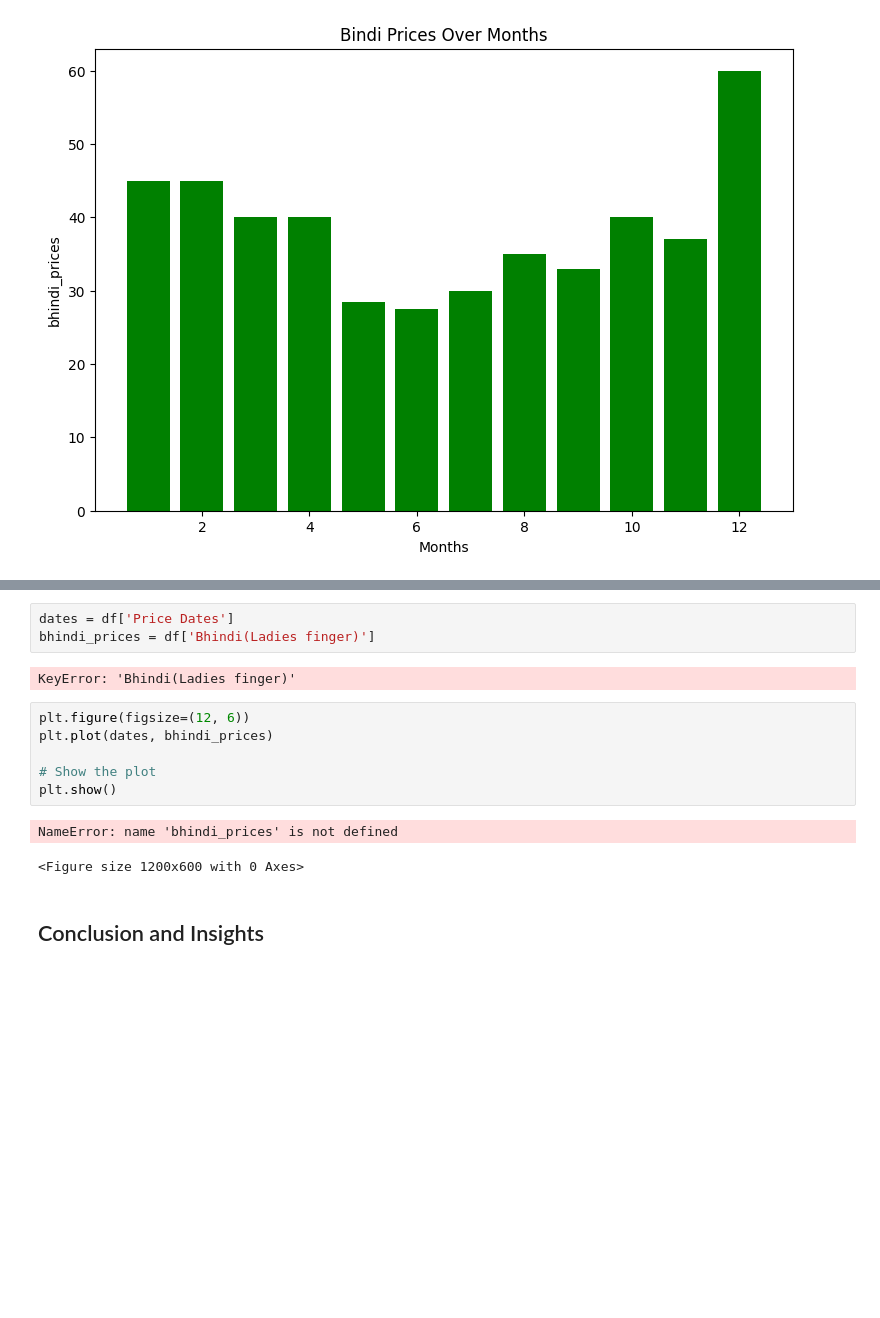
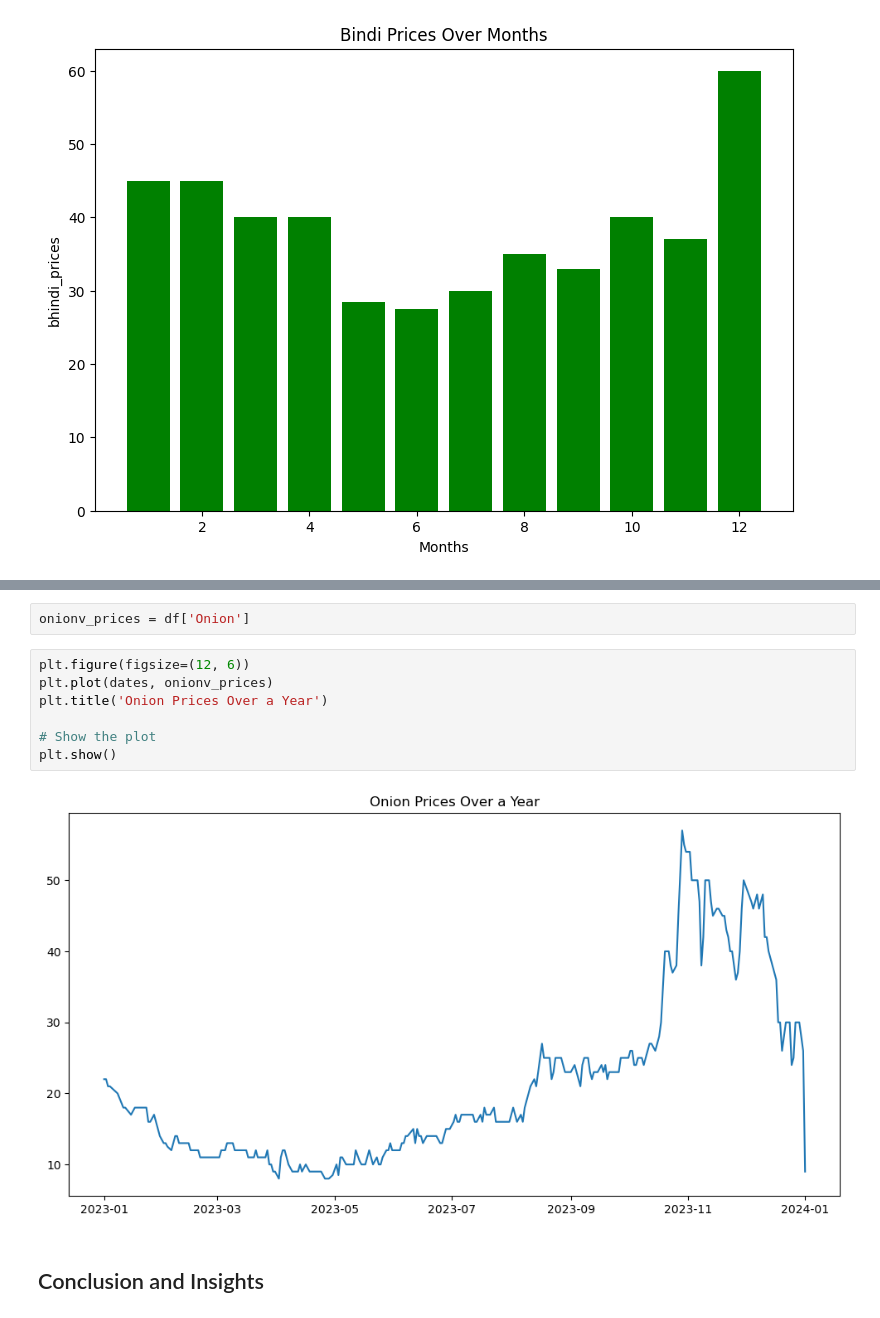
Before and after one commit to justin9503/MM6-Python-Project, a Jupyter notebook: Vegetable prices_MM6 (1).ipynb, the cells around one changed output, grey strips where cells are left out. Cells and saved outputs as stored; diff of their text form; blank space fills up the shorter version.

```diff
--- a/Vegetable prices_MM6 (1).ipynb
+++ b/Vegetable prices_MM6 (1).ipynb
@@ -262,16 +262,13 @@ plt.show()
 # %%
-dates = df['Price Dates']
-bhindi_prices = df['Bhindi(Ladies finger)']
+onionv_prices = df['Onion']
-# %% [output]
-KeyError: 'Bhindi(Ladies finger)'
 # %%
 plt.figure(figsize=(12, 6))
-plt.plot(dates, bhindi_prices)
+plt.plot(dates, onionv_prices)
+plt.title('Onion Prices Over a Year')
 
 # Show the plot
 plt.show()
 # %% [output]
-NameError: name 'bhindi_prices' is not defined
-<Figure size 1200x600 with 0 Axes>
+[figure, added]
 # %% [markdown]
 ## Conclusion and Insights
```
Also changed, not shown: parts of 38 cells of this notebook.
